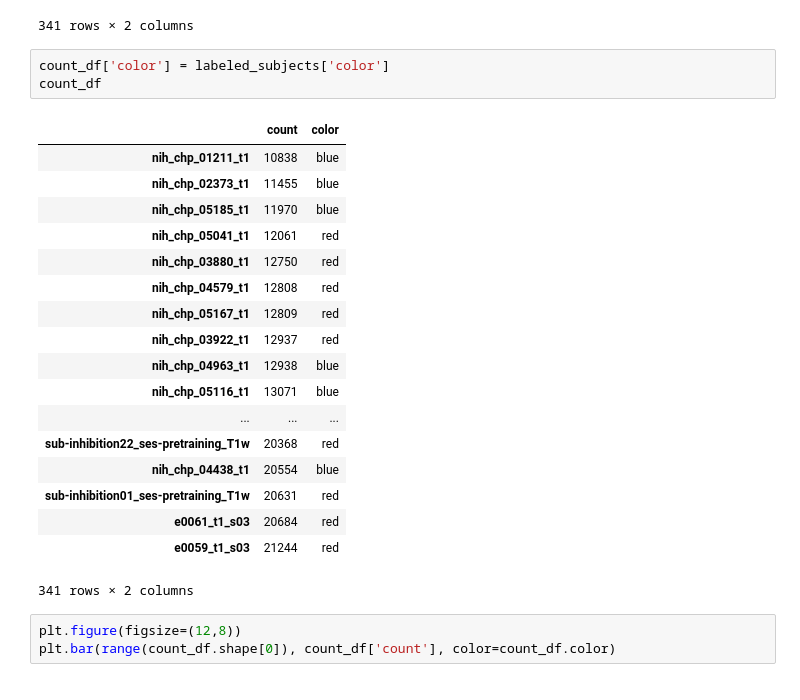
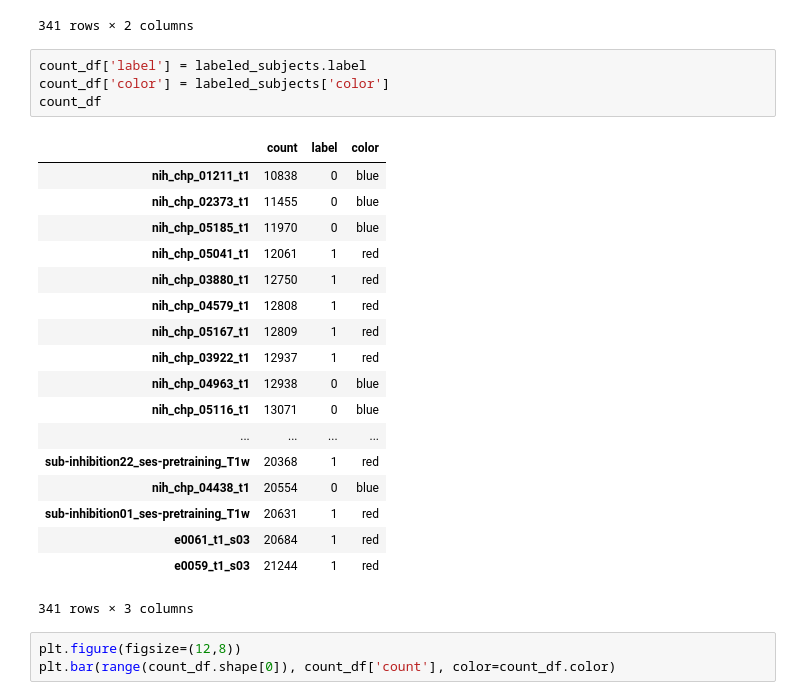
Before and after one commit to neurospin-projects/2023_agaudin_jchavas_folding_supervised, a Jupyter notebook: contrastive/notebooks/count_voxels.ipynb, the cells around one changed output. Cells and saved outputs as stored; diff of their text form.

```diff
--- a/contrastive/notebooks/count_voxels.ipynb
+++ b/contrastive/notebooks/count_voxels.ipynb
@@ -362,27 +362,28 @@ See the caveats in the documentation: http://pandas.pydata.org/pandas-docs/stabl
 | sub-inhibition31_ses-pretraining_T1w | 0 | blue |
 341 rows × 2 columns
 # %%
+count_df['label'] = labeled_subjects.label
 count_df['color'] = labeled_subjects['color']
 count_df
 # %% [output]
-|  | count | color |
-| nih_chp_01211_t1 | 10838 | blue |
-| nih_chp_02373_t1 | 11455 | blue |
-| nih_chp_05185_t1 | 11970 | blue |
-| nih_chp_05041_t1 | 12061 | red |
-| nih_chp_03880_t1 | 12750 | red |
-| nih_chp_04579_t1 | 12808 | red |
-| nih_chp_05167_t1 | 12809 | red |
-| nih_chp_03922_t1 | 12937 | red |
-| nih_chp_04963_t1 | 12938 | blue |
-| nih_chp_05116_t1 | 13071 | blue |
-| ... | ... | ... |
-| sub-inhibition22_ses-pretraining_T1w | 20368 | red |
-| nih_chp_04438_t1 | 20554 | blue |
-| sub-inhibition01_ses-pretraining_T1w | 20631 | red |
-| e0061_t1_s03 | 20684 | red |
-| e0059_t1_s03 | 21244 | red |
+|  | count | label | color |
+| nih_chp_01211_t1 | 10838 | 0 | blue |
+| nih_chp_02373_t1 | 11455 | 0 | blue |
+| nih_chp_05185_t1 | 11970 | 0 | blue |
+| nih_chp_05041_t1 | 12061 | 1 | red |
+| nih_chp_03880_t1 | 12750 | 1 | red |
+| nih_chp_04579_t1 | 12808 | 1 | red |
+| nih_chp_05167_t1 | 12809 | 1 | red |
+| nih_chp_03922_t1 | 12937 | 1 | red |
+| nih_chp_04963_t1 | 12938 | 0 | blue |
+| nih_chp_05116_t1 | 13071 | 0 | blue |
+| ... | ... | ... | ... |
+| sub-inhibition22_ses-pretraining_T1w | 20368 | 1 | red |
+| nih_chp_04438_t1 | 20554 | 0 | blue |
+| sub-inhibition01_ses-pretraining_T1w | 20631 | 1 | red |
+| e0061_t1_s03 | 20684 | 1 | red |
+| e0059_t1_s03 | 21244 | 1 | red |
-341 rows × 2 columns
+341 rows × 3 columns
 # %%
 plt.figure(figsize=(12,8))
 plt.bar(range(count_df.shape[0]), count_df['count'], color=count_df.color)
```
Also changed, not shown: parts of 10 cells of this notebook, 7 other files.
